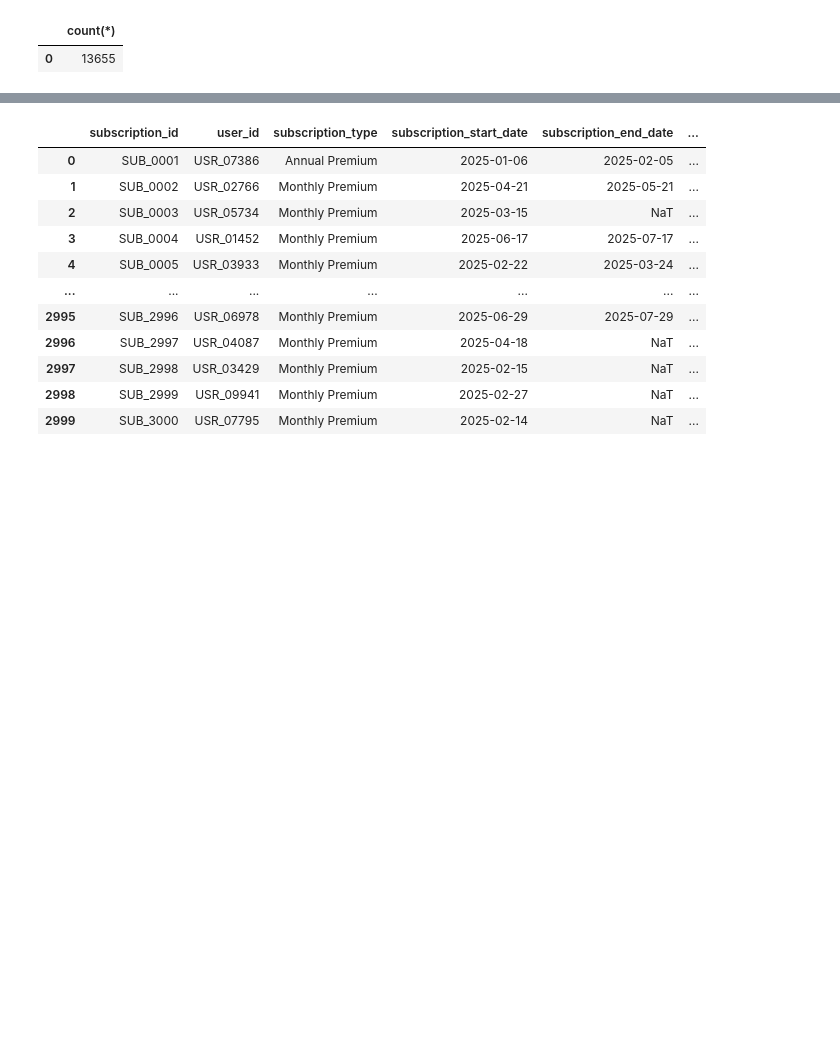
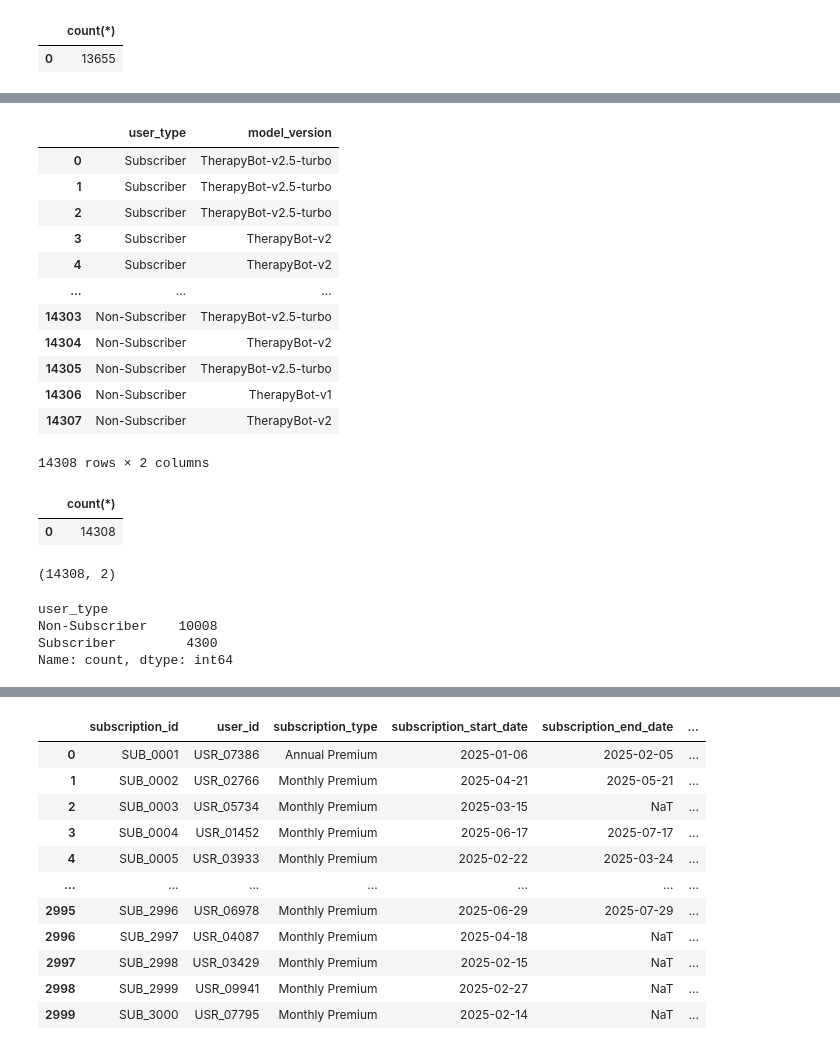
Before and after one commit to vishva0710/ai-chatbot-user-retention-analysis, a Jupyter notebook: AI_Chatbot_User_Retention_Analysis.ipynb, the cells around one changed output, grey strips where cells are left out. Drawn from its saved outputs; the diff is of its cells as text; code cells hidden in the pictures; blank space fills up the shorter version.

Commit message:
user_sub_con_df

```diff
--- a/AI_Chatbot_User_Retention_Analysis.ipynb
+++ b/AI_Chatbot_User_Retention_Analysis.ipynb
@@ -1646,0 +1688,23 @@ pd.read_sql(query,engin)
+# %%
+query='select * from user_sub_con_sec_sql'
+pd.read_sql(query,engin)
+# %% [output]
+|  | user_type | model_version |
+| 0 | Subscriber | TherapyBot-v2.5-turbo |
+| 1 | Subscriber | TherapyBot-v2.5-turbo |
+| 2 | Subscriber | TherapyBot-v2.5-turbo |
+| 3 | Subscriber | TherapyBot-v2 |
+| 4 | Subscriber | TherapyBot-v2 |
+| ... | ... | ... |
+| 14303 | Non-Subscriber | TherapyBot-v2.5-turbo |
+| 14304 | Non-Subscriber | TherapyBot-v2 |
+| 14305 | Non-Subscriber | TherapyBot-v2.5-turbo |
+| 14306 | Non-Subscriber | TherapyBot-v1 |
+| 14307 | Non-Subscriber | TherapyBot-v2 |
+14308 rows × 2 columns
+# %%
+query='select count(*) from user_sub_con_sec_sql'
+pd.read_sql(query,engin)
+# %% [output]
+|  | count(*) |
+| 0 | 14308 |
@@ -1646,0 +1713,11 @@ pd.read_sql(query,engin)
+# %%
+user_sub_con_sec_df.shape
+# %% [output]
+(14308, 2)
+# %%
+user_sub_con_sec_df['user_type'].value_counts()
+# %% [output]
+user_type
+Non-Subscriber    10008
+Subscriber         4300
+Name: count, dtype: int64
```
Also changed, not shown: parts of 15 cells of this notebook.
